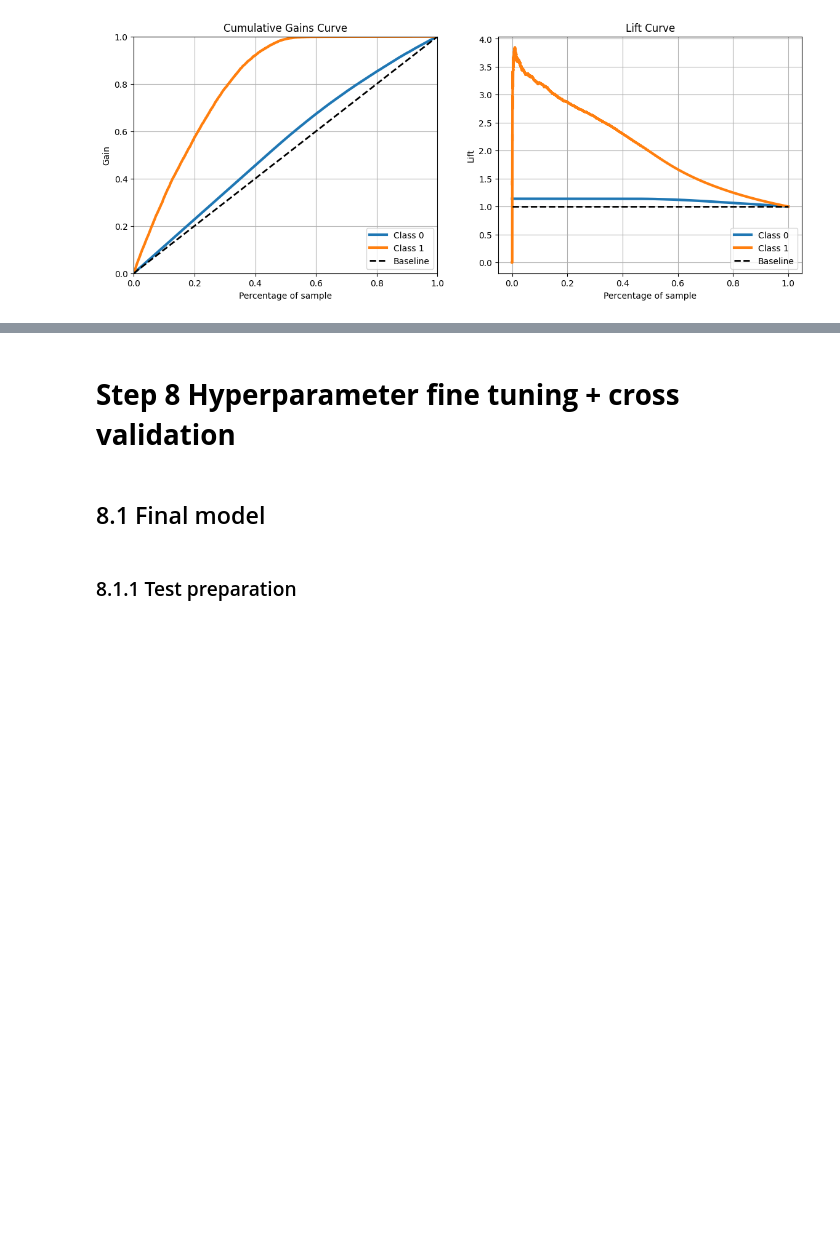
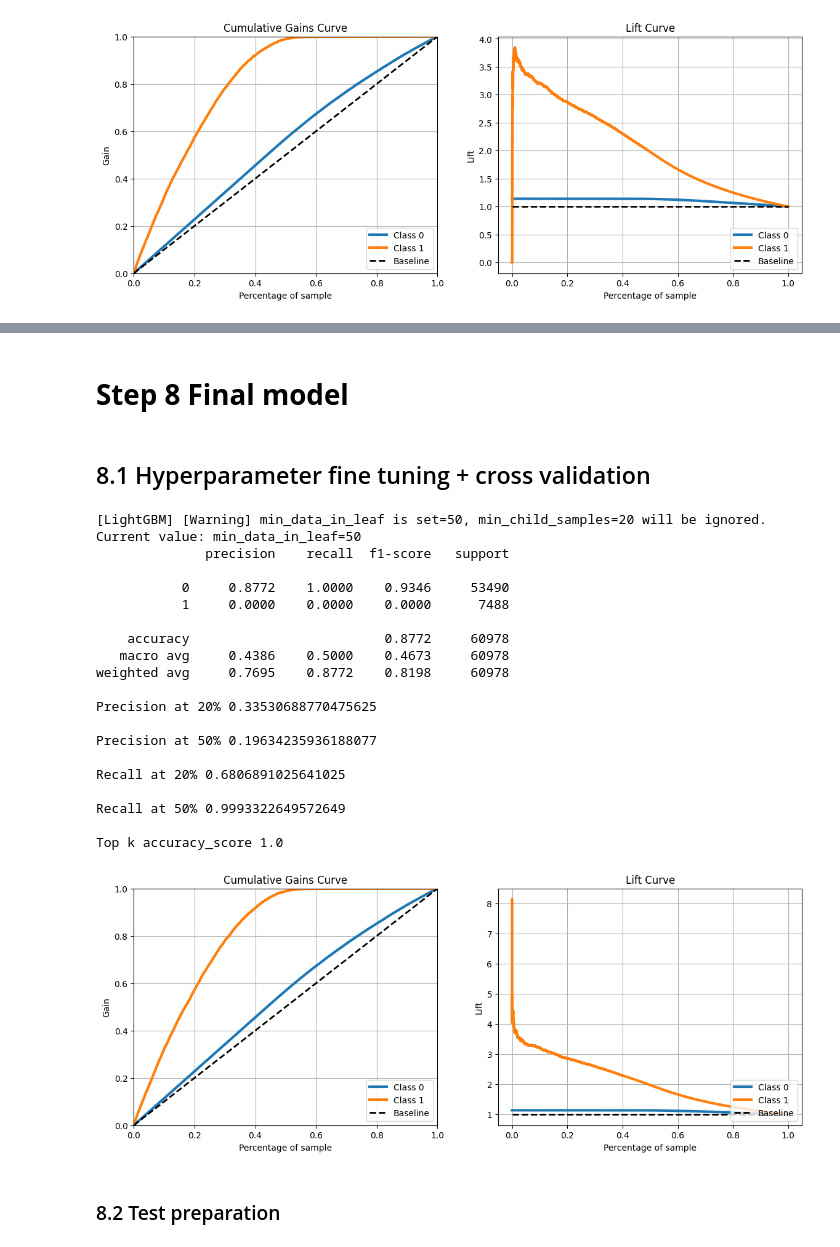
Before and after one commit to Eduardo-95-DS/Car-Insurance-Interest, a Jupyter notebook: notebooks/look_1.0-ear-health-insurance-cross-sell.ipynb, the cells around one changed output, grey strips where cells are left out. Drawn from its saved outputs; the diff is of its cells as text; code cells hidden in the pictures; blank space fills up the shorter version.

Commit message:
final model created

```diff
--- a/notebooks/look_1.0-ear-health-insurance-cross-sell.ipynb
+++ b/notebooks/look_1.0-ear-health-insurance-cross-sell.ipynb
@@ -1727,5 +1740,7 @@ Recall at 50% 0.9985858109700664
 # %% [markdown]
-# **Step 8 Hyperparameter fine tuning + cross validation**
+# **Step 8 Final model**
+# %% [markdown]
+## 8.1 Hyperparameter fine tuning + cross validation
 # %%
 #
 lgbm = lightgbm.LGBMClassifier(n_jobs=-1,random_state=42, verbose=-2)
@@ -1740,48 +1755,63 @@ params={'learning_rate': [0.1,0.3],
 lgbm = GridSearchCV(lgbm, param_grid=params,cv=5,n_jobs=-1,verbose=-2)
 lgbm.fit(x_train, y_train)
 
+print(lgbm.best_params_)
 
 # model prediction
 yhat_lgbm=lgbm.predict_proba(x_val);
-
-# model prediction 2
-yhat_lgbm2=lgbm.predict(x_val);
-print((classification_report(y_val, yhat_lgbm2,digits=4)))
-
 
 df = x_validation.copy()
 df['response'] = y_validation.copy()
 
 # propensity score
 df['score'] = yhat_lgbm[:, 1].tolist()
 
 # sort clients by propensity score
 df = df.sort_values( 'score', ascending=False )
 
 # compute precision at k
 precision_at_20, data = precision_at_k( df, k=15200 )
 precision_at_50, data = precision_at_k( df, k=38111 )
 print(f'Precision at 20% {precision_at_20}','\n')
 print(f'Precision at 50% {precision_at_50}','\n')
 
 # compute recall at k
 recall_at_20, data = recall_at_k( df, k=15200 )
 recall_at_50, data = recall_at_k( df, k=38111 )
 print(f'Recall at 20% {recall_at_20}','\n')
 print(f'Recall at 50% {recall_at_50}','\n')
 print(f'Top k accuracy_score {top_k_accuracy_score(y_val, yhat_lgbm2, k=2)}')
 
 # accumulative gain
 rcParams['figure.figsize'] = 14,5
 grid=gridspec.GridSpec(1,2)
 
 ax = plt.subplot(grid[0,0])
 skplt.metrics.plot_cumulative_gain(y_val,yhat_lgbm,ax=ax);
 
 ax2 = plt.subplot(grid[0,1])
 skplt.metrics.plot_lift_curve( y_val, yhat_lgbm,ax=ax2 );
+# %% [output]
+[LightGBM] [Warning] min_data_in_leaf is set=50, min_child_samples=20 will be ignored. Current value: min_data_in_leaf=50
+              precision    recall  f1-score   support
+
+           0     0.8772    1.0000    0.9346     53490
+           1     0.0000    0.0000    0.0000      7488
+
+    accuracy                         0.8772     60978
+   macro avg     0.4386    0.5000    0.4673     60978
+weighted avg     0.7695    0.8772    0.8198     60978
+
+Precision at 20% 0.33530688770475625
+
+Precision at 50% 0.19634235936188077
+
+Recall at 20% 0.6806891025641025
+
+Recall at 50% 0.9993322649572649
+
+Top k accuracy_score 1.0
+[figure, added]
-# %% [markdown]
-## 8.1 Final model
-# %% [markdown]
-### 8.1.1 Test preparation
+# %% [markdown]
+### 8.2 Test preparation
 # %%
```
Also changed, not shown: parts of 41 cells of this notebook.
